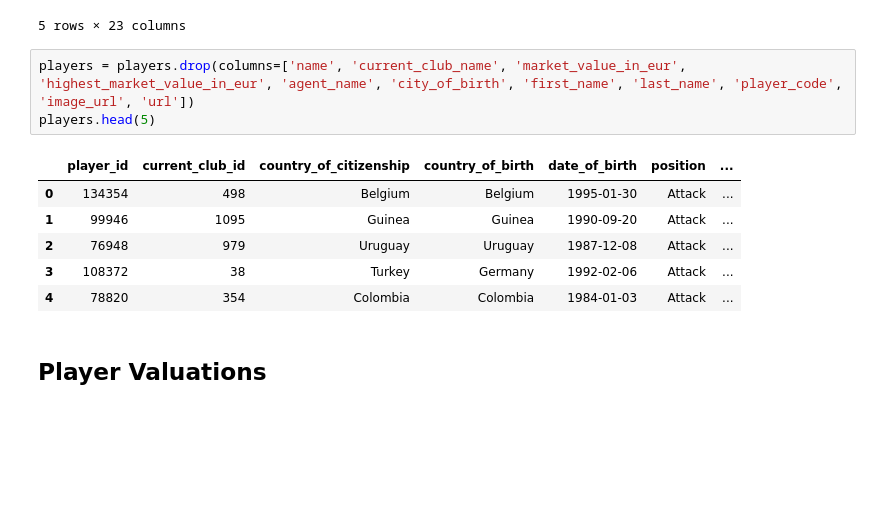
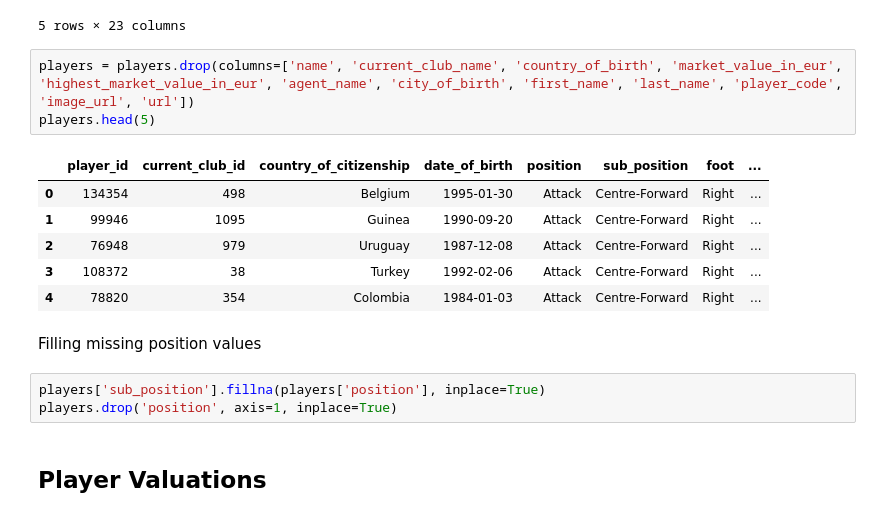
Before and after one commit to nicholasdieke/football-player-valuations, a Jupyter notebook: football_transfer_prediction.ipynb, the cells around one changed output. Cells and saved outputs as stored; diff of their text form; blank space fills up the shorter version.

```diff
--- a/football_transfer_prediction.ipynb
+++ b/football_transfer_prediction.ipynb
@@ -26,15 +27,20 @@ players.head()
 | 4 | 78820 | Jaime Alfonso Ruiz | 354 | Kv Mechelen | Colombia | Colombia | ... |
 5 rows × 23 columns
 # %%
-players = players.drop(columns=['name', 'current_club_name', 'market_value_in_eur', 'highest_market_value_in_eur', 'agent_name', 'city_of_birth', 'first_name', 'last_name', 'player_code', 'image_url', 'url'])
+players = players.drop(columns=['name', 'current_club_name', 'country_of_birth', 'market_value_in_eur', 'highest_market_value_in_eur', 'agent_name', 'city_of_birth', 'first_name', 'last_name', 'player_code', 'image_url', 'url'])
 players.head(5)
 # %% [output]
-|  | player_id | current_club_id | country_of_citizenship | country_of_birth | date_of_birth | position | ... |
-| 0 | 134354 | 498 | Belgium | Belgium | 1995-01-30 | Attack | ... |
-| 1 | 99946 | 1095 | Guinea | Guinea | 1990-09-20 | Attack | ... |
-| 2 | 76948 | 979 | Uruguay | Uruguay | 1987-12-08 | Attack | ... |
-| 3 | 108372 | 38 | Turkey | Germany | 1992-02-06 | Attack | ... |
-| 4 | 78820 | 354 | Colombia | Colombia | 1984-01-03 | Attack | ... |
+|  | player_id | current_club_id | country_of_citizenship | date_of_birth | position | sub_position | foot | ... |
+| 0 | 134354 | 498 | Belgium | 1995-01-30 | Attack | Centre-Forward | Right | ... |
+| 1 | 99946 | 1095 | Guinea | 1990-09-20 | Attack | Centre-Forward | Right | ... |
+| 2 | 76948 | 979 | Uruguay | 1987-12-08 | Attack | Centre-Forward | Right | ... |
+| 3 | 108372 | 38 | Turkey | 1992-02-06 | Attack | Centre-Forward | Right | ... |
+| 4 | 78820 | 354 | Colombia | 1984-01-03 | Attack | Centre-Forward | Right | ... |
+# %% [markdown]
+Filling missing position values
+# %%
+players['sub_position'].fillna(players['position'], inplace=True)
+players.drop('position', axis=1, inplace=True)
 # %% [markdown]
 ## Player Valuations
 # %%
```
Also changed, not shown: parts of 14 cells of this notebook, 1 other file.
